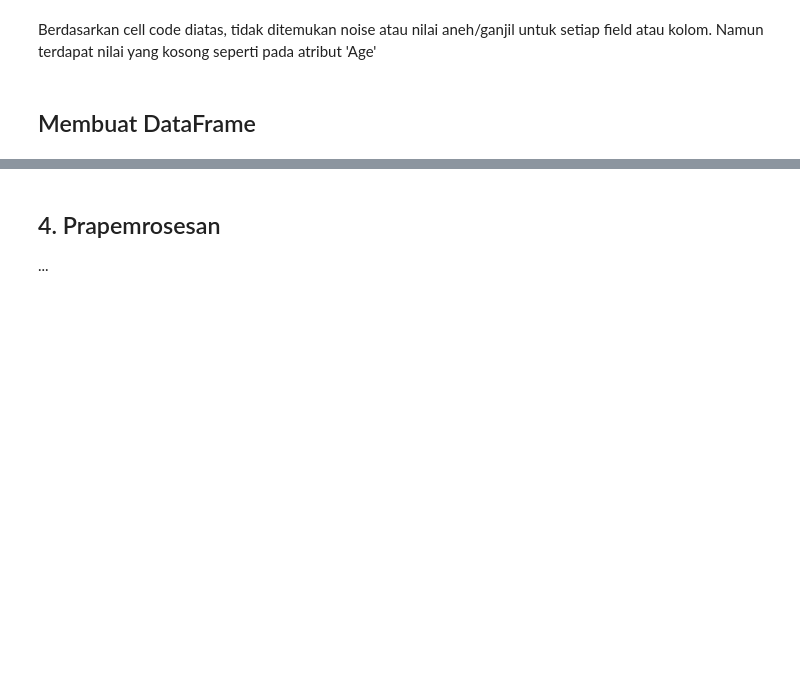
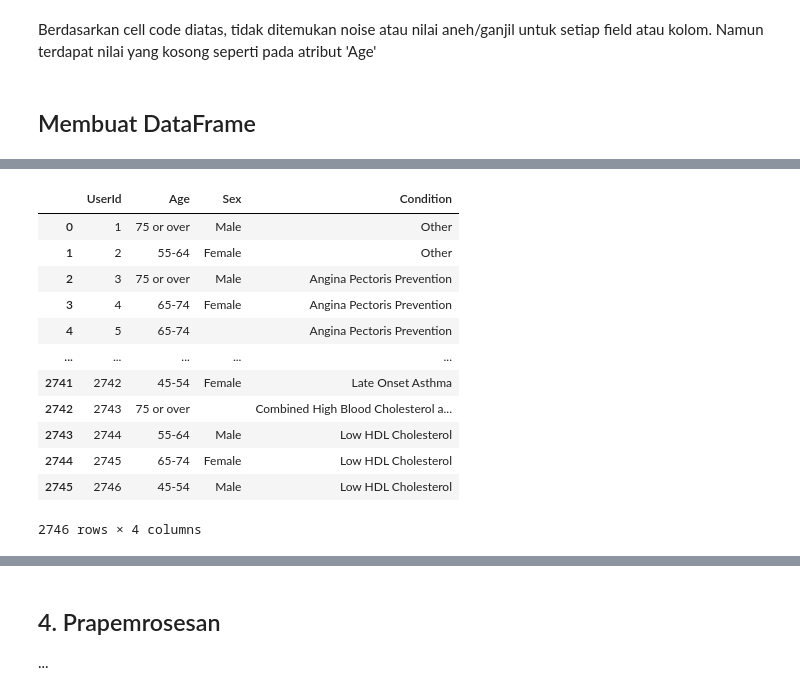
Before and after one commit to exemuel/weighted-hybrid-med-recsys, a Jupyter notebook: recommendation.ipynb, the cells around one changed output, grey strips where cells are left out. Cells and saved outputs as stored; diff of their text form; code cells hidden in the pictures; blank space fills up the shorter version.

```diff
--- a/recommendation.ipynb
+++ b/recommendation.ipynb
@@ -135,3 +235,21 @@ df_item
 # %%
 # Data User
 df_user = pd.DataFrame({'Age':df_drugs['Age'], 'Sex':df_drugs['Sex'], 'Condition':df_drugs['Condition']})
+df_user = df_user.drop_duplicates().reset_index(drop=True)
+df_user["UserId"] = df_user.index + 1
+df_user = df_user[['UserId','Age','Sex','Condition']]
+df_user
+# %% [output]
+|  | UserId | Age | Sex | Condition |
+| 0 | 1 | 75 or over | Male | Other |
+| 1 | 2 | 55-64 | Female | Other |
+| 2 | 3 | 75 or over | Male | Angina Pectoris Prevention |
+| 3 | 4 | 65-74 | Female | Angina Pectoris Prevention |
+| 4 | 5 | 65-74 |  | Angina Pectoris Prevention |
+| ... | ... | ... | ... | ... |
+| 2741 | 2742 | 45-54 | Female | Late Onset Asthma |
+| 2742 | 2743 | 75 or over |  | Combined High Blood Cholesterol a... |
+| 2743 | 2744 | 55-64 | Male | Low HDL Cholesterol |
+| 2744 | 2745 | 65-74 | Female | Low HDL Cholesterol |
+| 2745 | 2746 | 45-54 | Male | Low HDL Cholesterol |
+2746 rows × 4 columns
```
Also changed, not shown: parts of 18 cells of this notebook.
